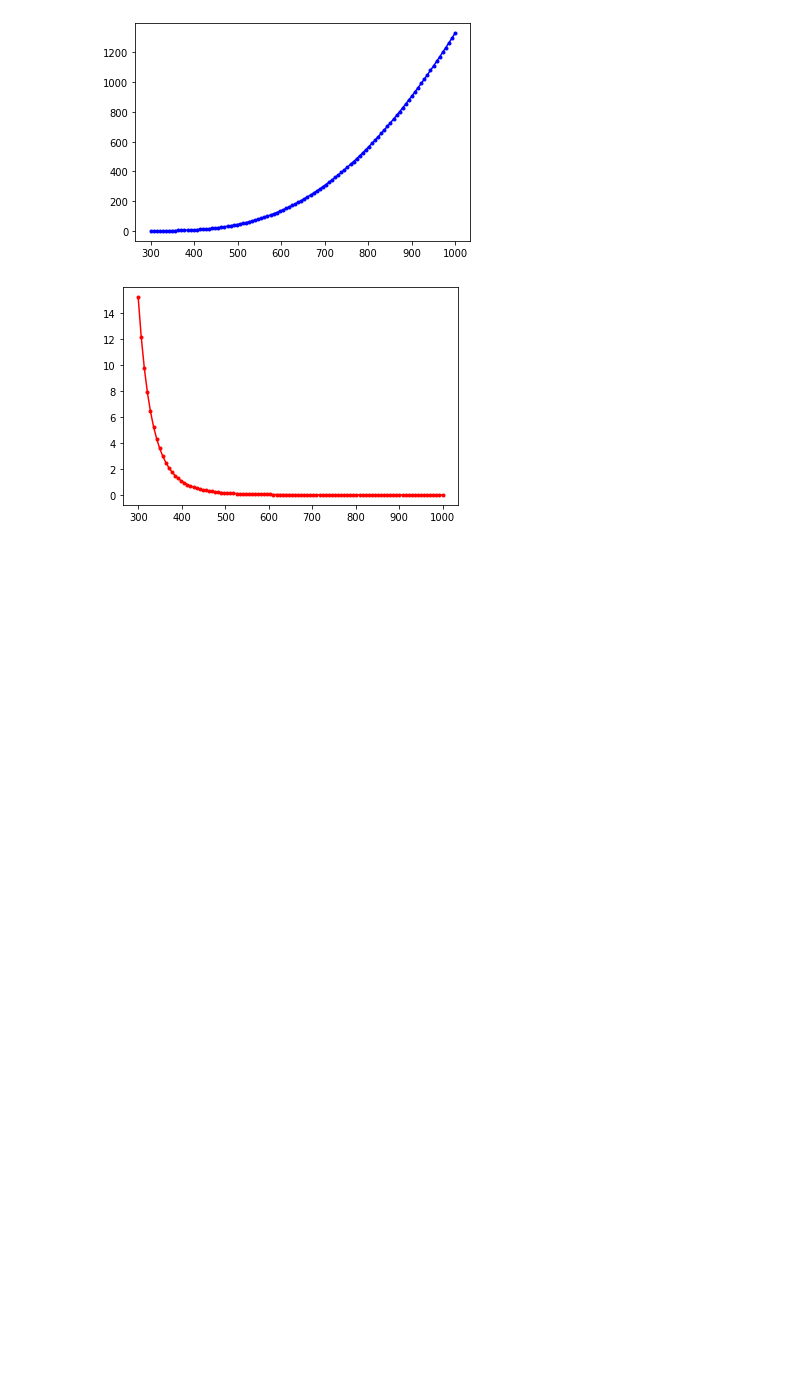
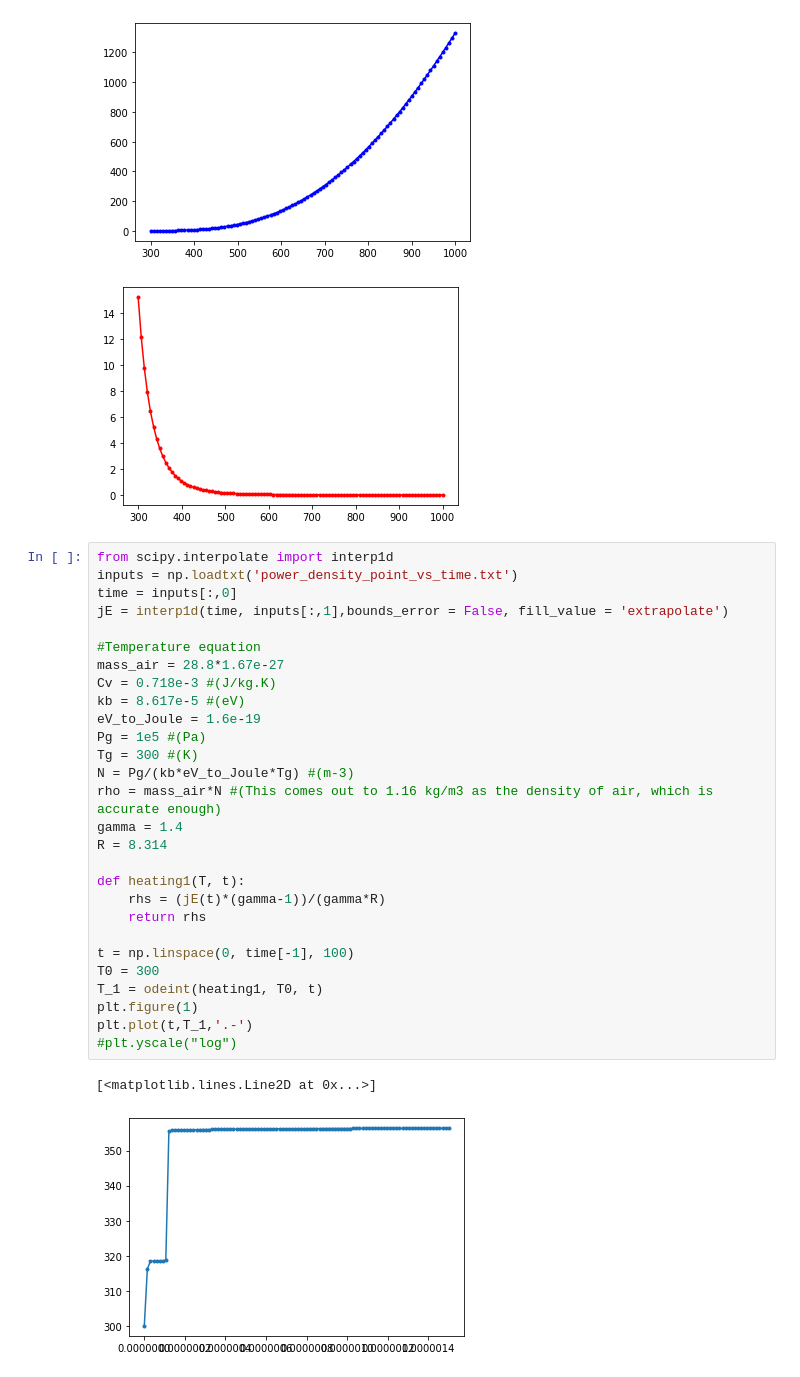
Before and after one commit to tsnb66/afivo-streamer, a Jupyter notebook: programs/heating_2d/VT-Relaxation_testSolve.ipynb, the cells around one changed output. Cells and saved outputs as stored; diff of their text form; blank space fills up the shorter version.

Commit message:
VT-Heating and 0D heating idea python notebook

```diff
--- a/programs/heating_2d/VT-Relaxation_testSolve.ipynb
+++ b/programs/heating_2d/VT-Relaxation_testSolve.ipynb
@@ -109,3 +109,34 @@ plt.plot(Tg, (3.4e-12*np.exp(195*Tg**(-1./3.)))*(pg/1e5)**(-1),'r.-')
 [<matplotlib.lines.Line2D at 0x...>]
 [figure]
 [figure]
+# %%
+from scipy.interpolate import interp1d
+inputs = np.loadtxt('power_density_point_vs_time.txt')
+time = inputs[:,0]
+jE = interp1d(time, inputs[:,1],bounds_error = False, fill_value = 'extrapolate')
+
+#Temperature equation
+mass_air = 28.8*1.67e-27
+Cv = 0.718e-3 #(J/kg.K)
+kb = 8.617e-5 #(eV)
+eV_to_Joule = 1.6e-19
+Pg = 1e5 #(Pa)
+Tg = 300 #(K)
+N = Pg/(kb*eV_to_Joule*Tg) #(m-3)
+rho = mass_air*N #(This comes out to 1.16 kg/m3 as the density of air, which is accurate enough)
+gamma = 1.4
+R = 8.314
+
+def heating1(T, t):
+    rhs = (jE(t)*(gamma-1))/(gamma*R)
+    return rhs
+
+t = np.linspace(0, time[-1], 100)
+T0 = 300
+T_1 = odeint(heating1, T0, t)
+plt.figure(1)
+plt.plot(t,T_1,'.-')
+#plt.yscale("log")
+# %% [output]
+[<matplotlib.lines.Line2D at 0x...>]
+[figure, added]
```
Also changed, not shown: 5 other files.
